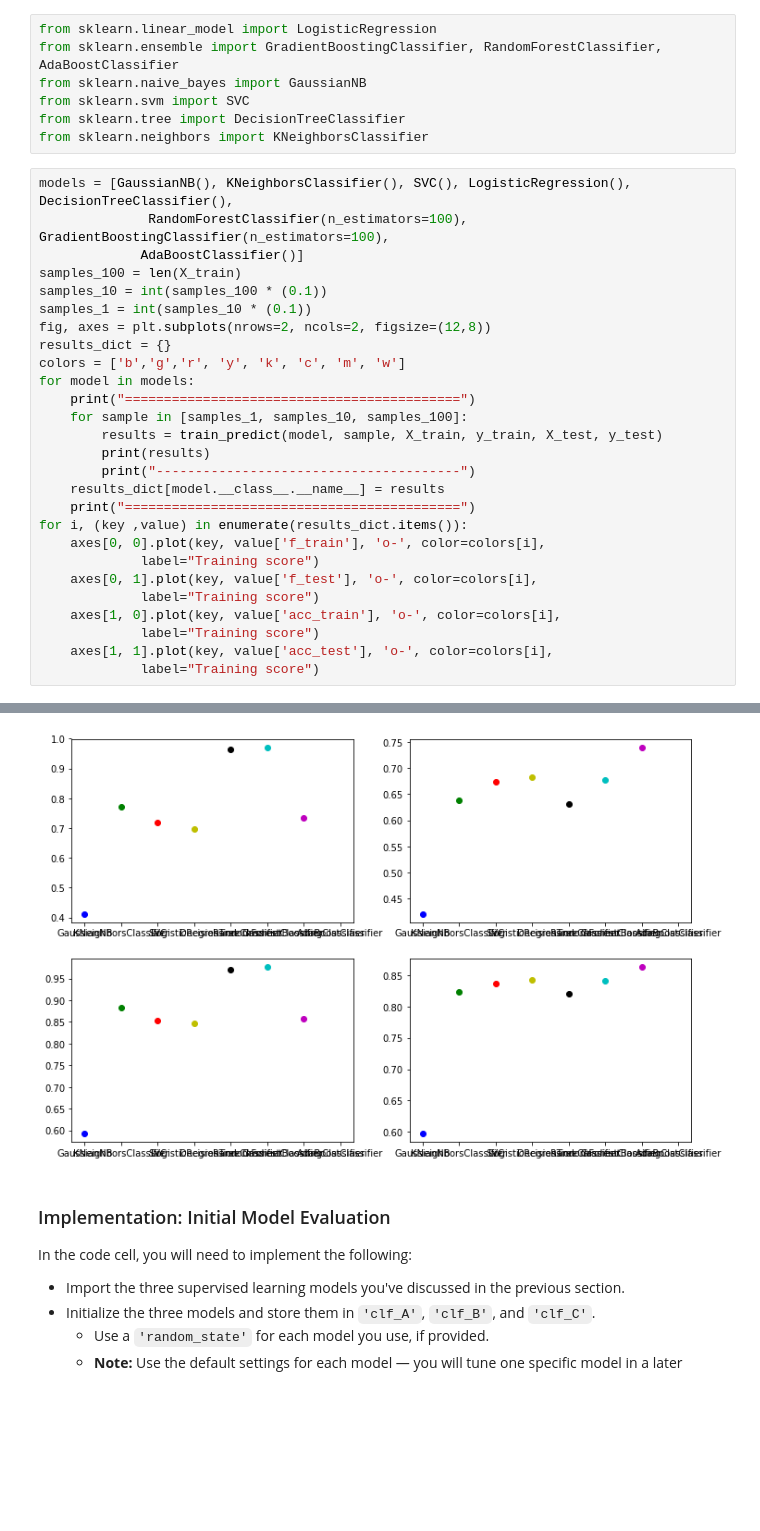
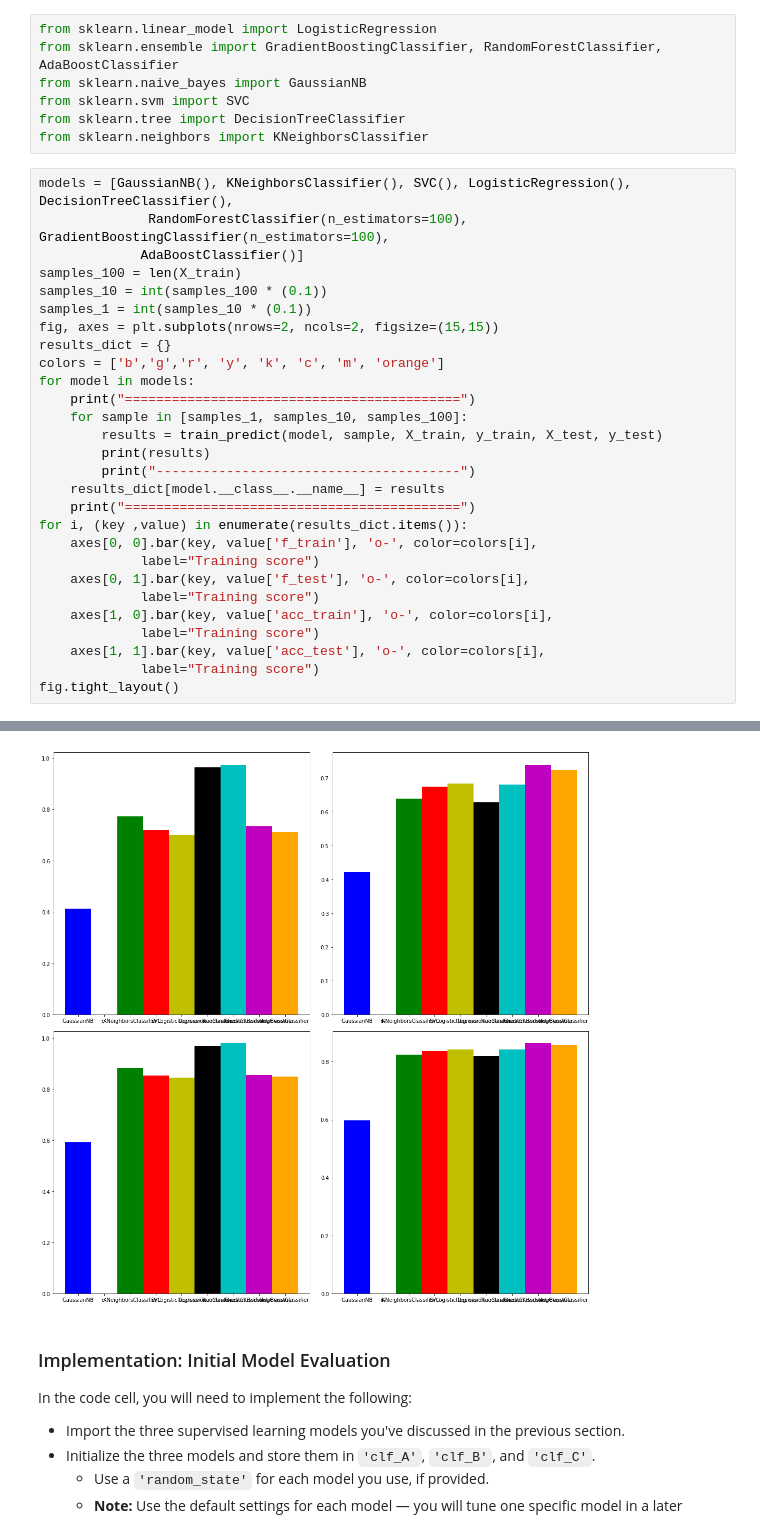
Before and after one commit to lalit527/finding_donors, a Jupyter notebook: finding_donors.ipynb, the cells around one changed output, grey strips where cells are left out. Drawn from its saved outputs; the diff is of its cells as text; blank space fills up the shorter version.

```diff
--- a/finding_donors.ipynb
+++ b/finding_donors.ipynb
@@ -482,9 +490,9 @@ models = [GaussianNB(), KNeighborsClassifier(), SVC(), LogisticRegression(), Dec
 samples_100 = len(X_train)
 samples_10 = int(samples_100 * (0.1))
 samples_1 = int(samples_10 * (0.1))
-fig, axes = plt.subplots(nrows=2, ncols=2, figsize=(12,8))
+fig, axes = plt.subplots(nrows=2, ncols=2, figsize=(15,15))
 results_dict = {}
-colors = ['b','g','r', 'y', 'k', 'c', 'm', 'w']
+colors = ['b','g','r', 'y', 'k', 'c', 'm', 'orange']
 for model in models:
     print("===========================================")
     for sample in [samples_1, samples_10, samples_100]:
@@ -494,14 +502,15 @@ for model in models:
     results_dict[model.__class__.__name__] = results
     print("===========================================")
 for i, (key ,value) in enumerate(results_dict.items()):
-    axes[0, 0].plot(key, value['f_train'], 'o-', color=colors[i],
+    axes[0, 0].bar(key, value['f_train'], 'o-', color=colors[i],
              label="Training score")
-    axes[0, 1].plot(key, value['f_test'], 'o-', color=colors[i],
+    axes[0, 1].bar(key, value['f_test'], 'o-', color=colors[i],
              label="Training score")
-    axes[1, 0].plot(key, value['acc_train'], 'o-', color=colors[i],
+    axes[1, 0].bar(key, value['acc_train'], 'o-', color=colors[i],
              label="Training score")
-    axes[1, 1].plot(key, value['acc_test'], 'o-', color=colors[i],
+    axes[1, 1].bar(key, value['acc_test'], 'o-', color=colors[i],
              label="Training score")
+fig.tight_layout()
 # %% [output]
 ===========================================
 GaussianNB trained on 361 samples.
@@ -538,6 +547,6 @@ AdaBoostClassifier trained on 36177 samples.
 ---------------------------------------
 ===========================================
-[figure, old version]
+[figure, new version]
 # %% [markdown]
 ### Implementation: Initial Model Evaluation
 In the code cell, you will need to implement the following:
```
Also changed, not shown: parts of 11 cells of this notebook.
